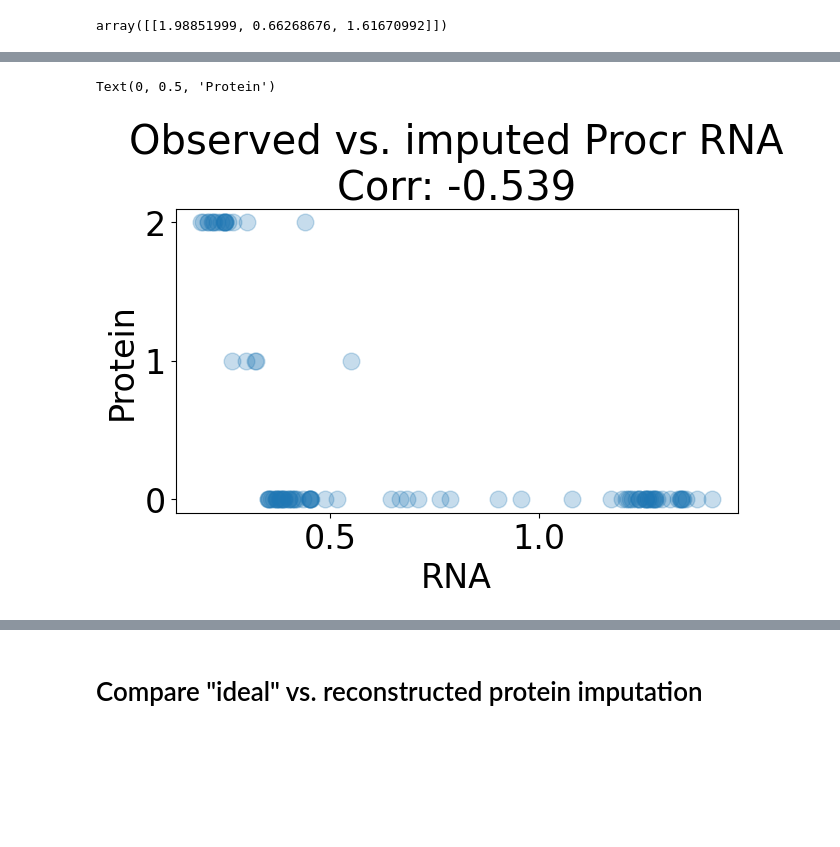
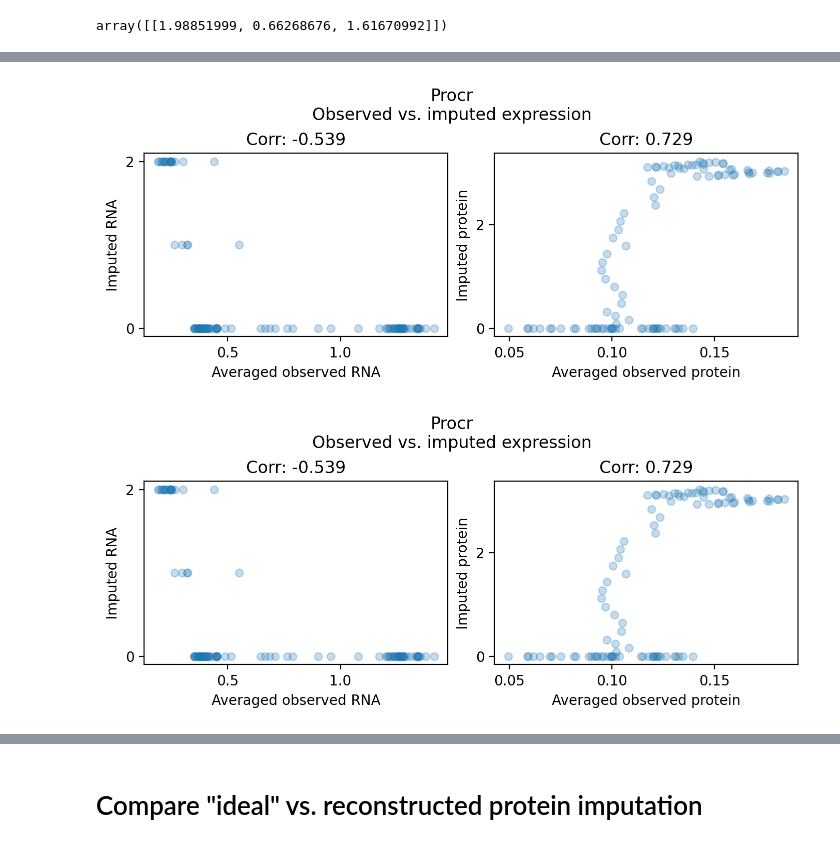
Before and after one commit to reliscu/chronocell_janssens_2025_preprint, a Jupyter notebook: 09_impute_protein_ideal.ipynb, the cells around one changed output, grey strips where cells are left out. Cells and saved outputs as stored; diff of their text form; code cells hidden in the pictures; blank space fills up the shorter version.

```diff
--- a/09_impute_protein_ideal.ipynb
+++ b/09_impute_protein_ideal.ipynb
@@ -355,10 +617,42 @@ Text(0, 0.5, 'Protein')
+# %%
+
+with plt.rc_context({'font.size': 10}):
+    fig, ax = plt.subplots(1, 2, figsize=(7, 3), dpi=200)
+
+    corr0 = np.corrcoef(smoothed_RNA.values.ravel(), Y_fwd[:, 1])[0, 1]
+    ax[0].scatter(smoothed_RNA, Y_fwd[:, 1], s=30, alpha=0.25)
+    ax[0].set_title(f"Corr: {corr0:.3f}")
+    ax[0].set_xlabel("Averaged observed RNA")
+    ax[0].set_ylabel("Imputed RNA")
+
+    corr1 = np.corrcoef(smoothed_ADT.values.ravel(), P_imputed[:, gene_idx])[0, 1]
+    ax[1].scatter(smoothed_ADT, P_imputed[:, gene_idx], s=30, alpha=0.25)
+    ax[1].set_title(f"Corr: {corr1:.3f}")
+    ax[1].set_xlabel("Averaged observed protein")
+    ax[1].set_ylabel("Imputed protein")
+
+
+    fig.suptitle(f"{gene}\nObserved vs. imputed expression")
+# %% [output]
+[figure, added]
 # %%
 corr = np.corrcoef(smoothed_RNA.values.ravel(), Y_fwd[:, 1])[0, 1]
 
-plt.scatter(smoothed_RNA, Y_fwd[:, 1], alpha=0.25)
-plt.title(f"Observed vs. imputed {gene} RNA\nCorr: {np.round(corr, 3)}")
-plt.xlabel("RNA")
-plt.ylabel("Protein")
+with plt.rc_context({'font.size': 10}):
+    fig, ax = plt.subplots(1, 2, figsize=(7, 3), dpi=200)
+
+    corr0 = np.corrcoef(smoothed_RNA.values.ravel(), Y_fwd[:, 1])[0, 1]
+    ax[0].scatter(smoothed_RNA, Y_fwd[:, 1], s=30, alpha=0.25)
+    ax[0].set_title(f"Corr: {corr0:.3f}")
+    ax[0].set_xlabel("Averaged observed RNA")
+    ax[0].set_ylabel("Imputed RNA")
+
+    corr1 = np.corrcoef(smoothed_ADT.values.ravel(), P_imputed[:, gene_idx])[0, 1]
+    ax[1].scatter(smoothed_ADT, P_imputed[:, gene_idx], s=30, alpha=0.25)
+    ax[1].set_title(f"Corr: {corr1:.3f}")
+    ax[1].set_xlabel("Averaged observed protein")
+    ax[1].set_ylabel("Imputed protein")
+
+    fig.suptitle(f"{gene}\nObserved vs. imputed expression")
 # %% [output]
-Text(0, 0.5, 'Protein')
-[figure, old version]
+[figure, new version]
```
Also changed, not shown: parts of 22 cells of this notebook.
